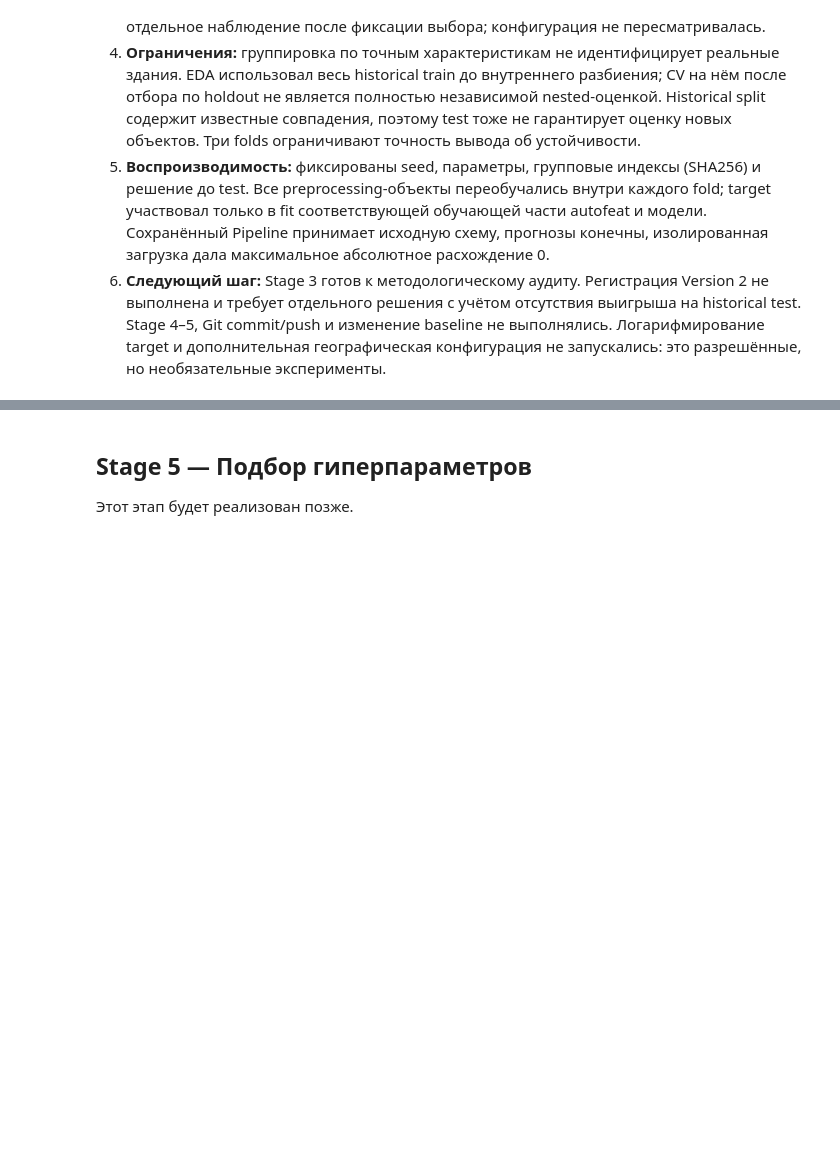
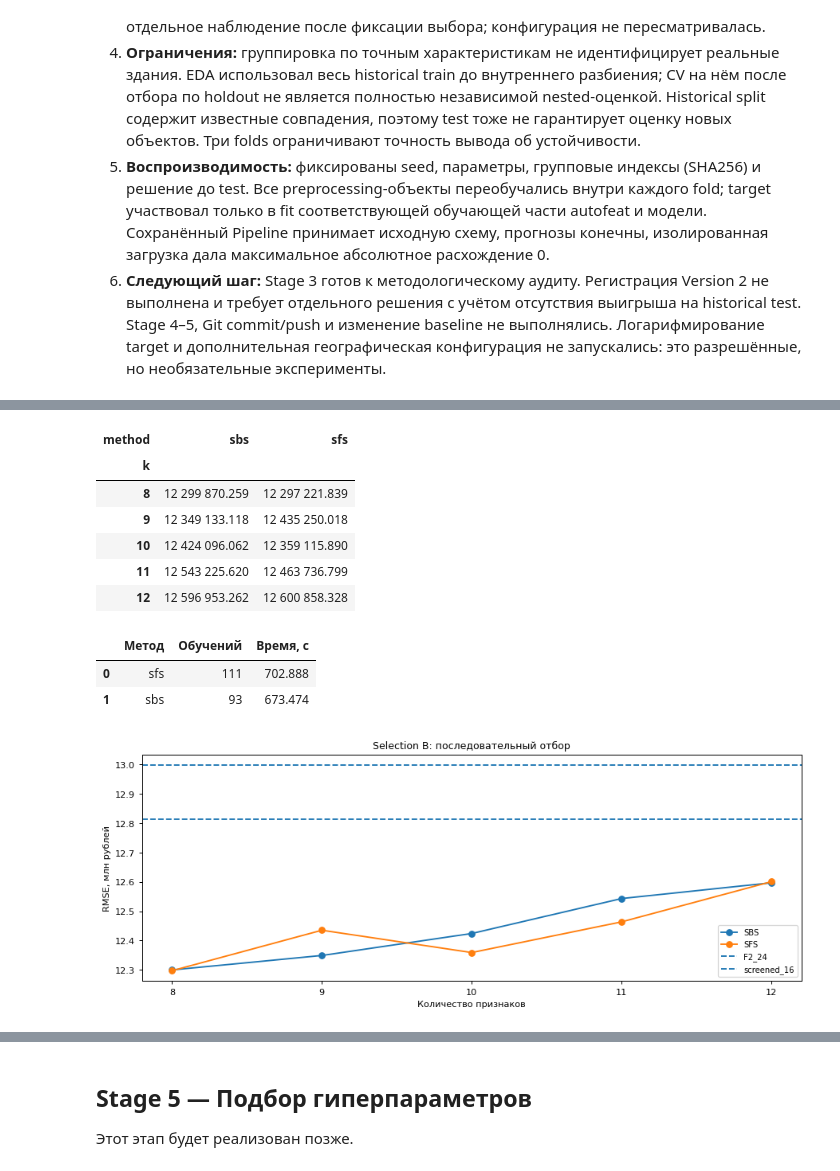
Before and after one commit to egpozd/mle-mlflow, a Jupyter notebook: model_improvement/model_improvement.ipynb, the cells around one changed output, grey strips where cells are left out. Drawn from its saved outputs; the diff is of its cells as text; code cells hidden in the pictures; blank space fills up the shorter version.

```diff
--- a/model_improvement/model_improvement.ipynb
+++ b/model_improvement/model_improvement.ipynb
@@ -753,0 +901,9 @@ print("Исходный train не изменён. Registry Version 2 не ре
+# %%
+stage4_transport = encode_search_frame(stage4_XA[list(stage4_16)].iloc[:3])
+stage4_adapter = CatBoostSubsetAdapter(iterations=stage4_results["search_iterations"])
+clone(stage4_adapter).set_params(iterations=100)
+print("Транспортный тип категории:", stage4_transport[CATEGORY].dtype)
+display(pd.Series(stage4_adapter.get_params(), name="Search estimator").to_frame())
+display(pd.DataFrame(stage4_results["benchmark"]["runs"]))
+print("Оценка стоимости двух методов, минут:", stage4_results["benchmark"]["estimated_search_seconds"] / 60)
+print("Ресурсы на старте:", stage4_results["resource_start"])
@@ -753,0 +930,38 @@ print("Исходный train не изменён. Registry Version 2 не ре
+# %%
+stage4_search_cv = [(np.arange(len(stage4_A)), np.arange(len(stage4_A), len(stage4_A) + len(stage4_B)))]
+stage4_selector_prototypes = {
+    method: SequentialFeatureSelector(clone(stage4_adapter), forward=forward, floating=False,
+        k_features=(8, 12), fixed_features=(stage4_16.index(CATEGORY),),
+        scoring="neg_root_mean_squared_error", cv=stage4_search_cv, n_jobs=1, verbose=0)
+    for method, forward in [("sfs", True), ("sbs", False)]
+}
+stage4_trajectory = pd.DataFrame([row for search in stage4_results["search"].values() for row in search["trajectory"]])
+assert np.allclose(stage4_trajectory.rmse, -stage4_trajectory.negative_score)
+assert all(CATEGORY in cols for cols in stage4_trajectory.features)
+stage4_range = stage4_trajectory[stage4_trajectory.k.between(8, 12)].copy()
+display(stage4_range[["method", "k", "rmse"]].pivot(index="k", columns="method", values="rmse"))
+display(pd.DataFrame([{"Метод": method, "Обучений": data["fit_count"], "Время, с": data["elapsed_seconds"]}
+                      for method, data in stage4_results["search"].items()]))
+fig, ax = plt.subplots(figsize=(10, 4))
+for stage4_method, stage4_rows in stage4_range.groupby("method"):
+    stage4_rows = stage4_rows.sort_values("k")
+    ax.plot(stage4_rows.k, stage4_rows.rmse / 1e6, marker="o", label=stage4_method.upper())
+for stage4_ref in stage4_results["selection_references"]:
+    ax.axhline(stage4_ref["rmse"] / 1e6, linestyle="--", label=stage4_ref["config"])
+ax.set(title="Selection B: последовательный отбор", xlabel="Количество признаков", ylabel="RMSE, млн рублей", xticks=range(8, 13))
+ax.legend()
+fig.tight_layout()
+plt.show()
+plt.close(fig)
+# %% [output]
+| method | sbs | sfs |
+| k |  |  |
+| 8 | 12 299 870.259 | 12 297 221.839 |
+| 9 | 12 349 133.118 | 12 435 250.018 |
+| 10 | 12 424 096.062 | 12 359 115.890 |
+| 11 | 12 543 225.620 | 12 463 736.799 |
+| 12 | 12 596 953.262 | 12 600 858.328 |
+|  | Метод | Обучений | Время, с |
+| 0 | sfs | 111 | 702.888 |
+| 1 | sbs | 93 | 673.474 |
+[figure, added]
```
Also changed, not shown: parts of 18 cells of this notebook, 3 other files.
